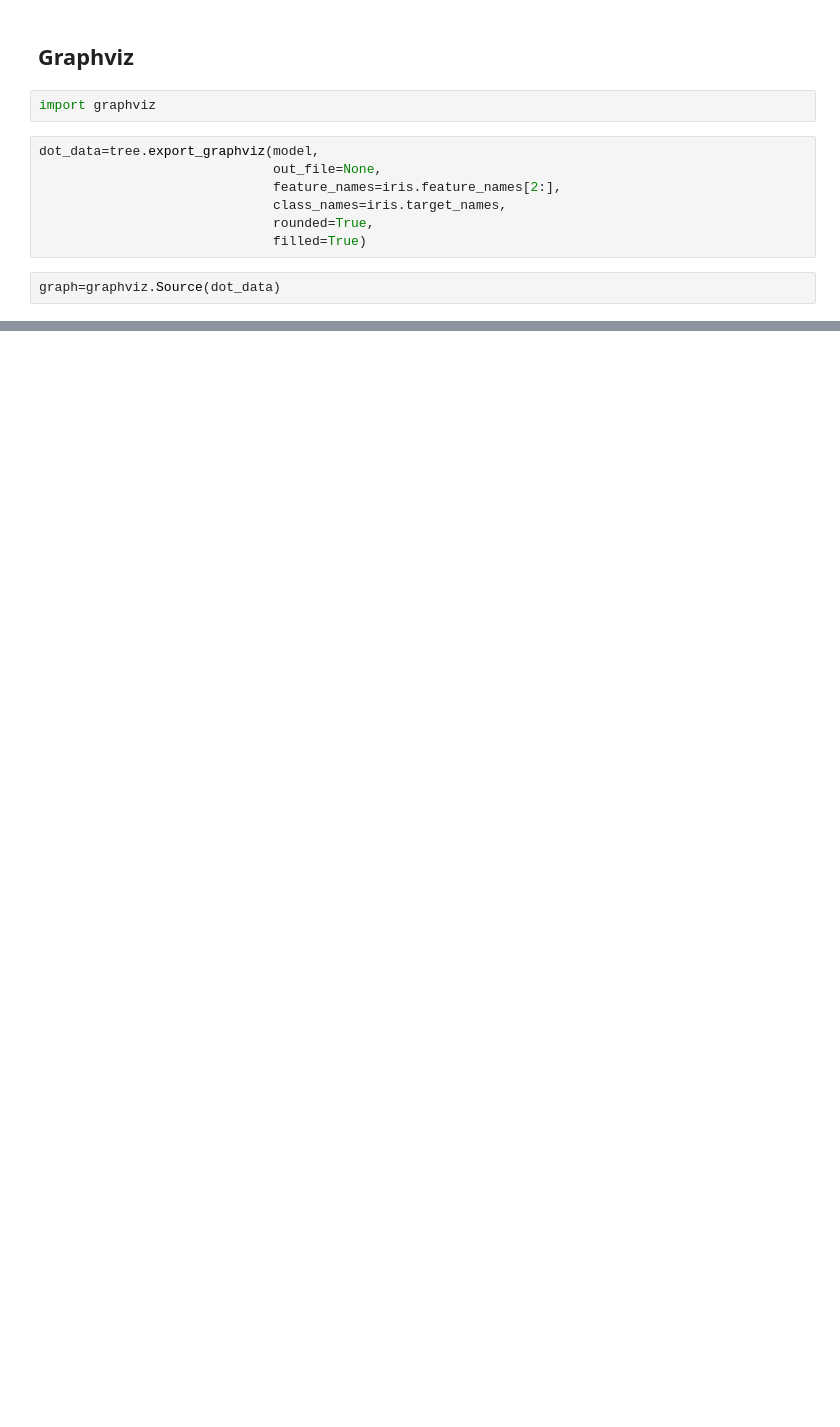
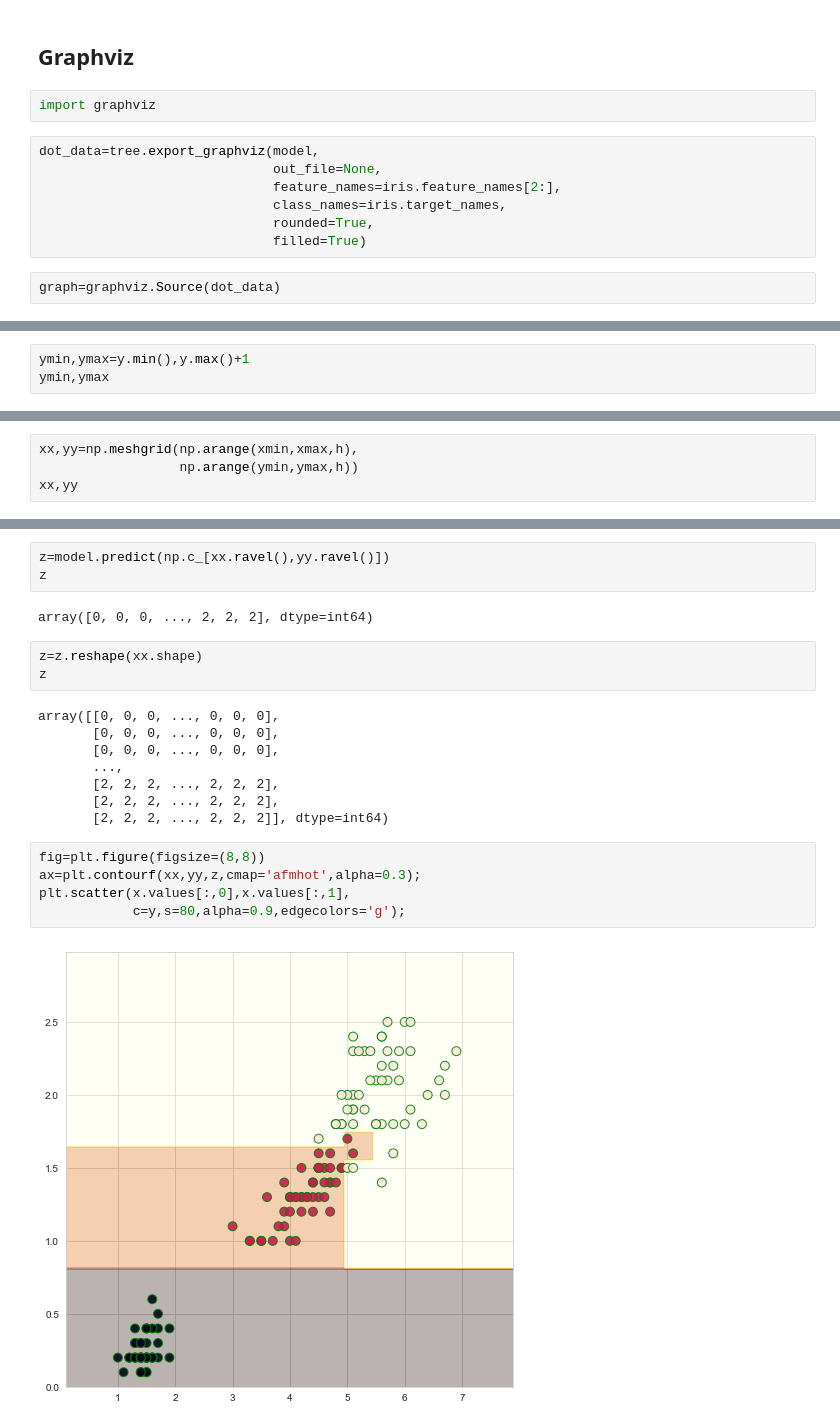
Before and after one commit to Abdullah-ICT-14/Machine-learning, a Jupyter notebook: Algorithms/Tree/Decision tree.ipynb, the cells around one changed output, grey strips where cells are left out. Drawn from its saved outputs; the diff is of its cells as text; blank space fills up the shorter version.

Commit message:
Visualize Decision boundary,Gini,entropy and Classification error

```diff
--- a/Algorithms/Tree/Decision tree.ipynb
+++ b/Algorithms/Tree/Decision tree.ipynb
@@ -185,0 +319,3 @@ graph
+# %%
+ymin,ymax=y.min(),y.max()+1
+ymin,ymax
@@ -185,0 +324,4 @@ graph
+# %%
+xx,yy=np.meshgrid(np.arange(xmin,xmax,h),
+                  np.arange(ymin,ymax,h))
+xx,yy
@@ -185,0 +343,23 @@ graph
+# %%
+z=model.predict(np.c_[xx.ravel(),yy.ravel()])
+z
+# %% [output]
+array([0, 0, 0, ..., 2, 2, 2], dtype=int64)
+# %%
+z=z.reshape(xx.shape)
+z
+# %% [output]
+array([[0, 0, 0, ..., 0, 0, 0],
+       [0, 0, 0, ..., 0, 0, 0],
+       [0, 0, 0, ..., 0, 0, 0],
+       ...,
+       [2, 2, 2, ..., 2, 2, 2],
+       [2, 2, 2, ..., 2, 2, 2],
+       [2, 2, 2, ..., 2, 2, 2]], dtype=int64)
+# %%
+fig=plt.figure(figsize=(8,8))
+ax=plt.contourf(xx,yy,z,cmap='afmhot',alpha=0.3);
+plt.scatter(x.values[:,0],x.values[:,1],
+            c=y,s=80,alpha=0.9,edgecolors='g');
+# %% [output]
+[figure, added]
```
Also changed, not shown: parts of 30 cells of this notebook.
